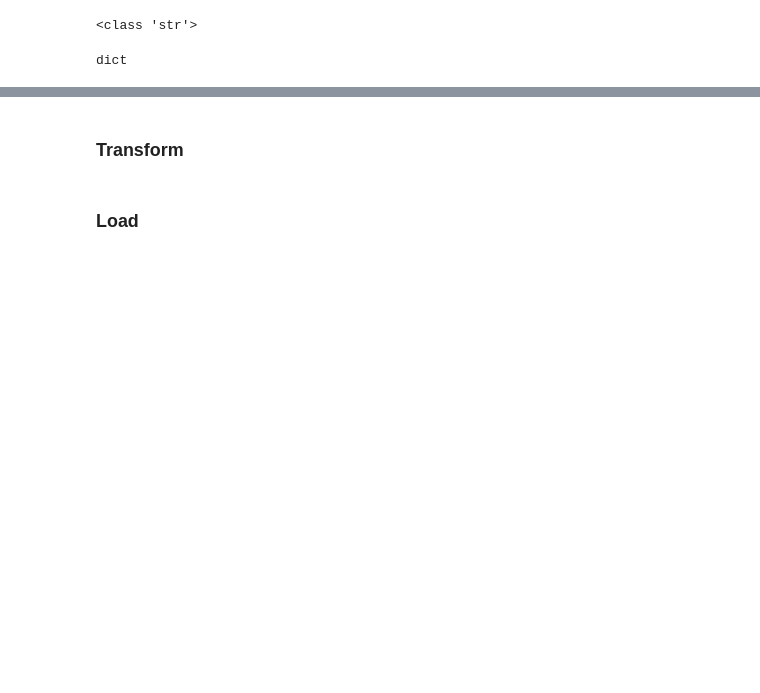
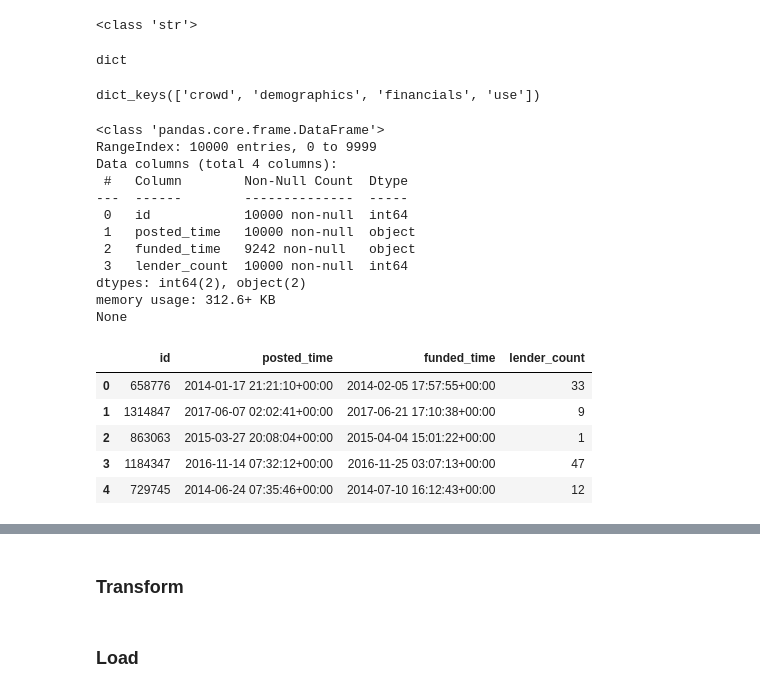
Before and after one commit to hawkeyedatatsai/Data-Enrichment-Mock-Belt-Exam, a Jupyter notebook: Analyzing API data on customer sales.ipynb, the cells around one changed output, grey strips where cells are left out. Drawn from its saved outputs; the diff is of its cells as text; code cells hidden in the pictures; blank space fills up the shorter version.

```diff
--- a/Analyzing API data on customer sales.ipynb
+++ b/Analyzing API data on customer sales.ipynb
@@ -35,3 +58,31 @@ type(results['data'])
 # %% [output]
 <class 'str'>
 dict
+# %%
+results['data'].keys()
+# %% [output]
+dict_keys(['crowd', 'demographics', 'financials', 'use'])
+# %%
+#make each keys to a df
+crowd=pd.DataFrame(results['data']['crowd'])
+print(crowd.info())
+crowd.head()
+# %% [output]
+<class 'pandas.core.frame.DataFrame'>
+RangeIndex: 10000 entries, 0 to 9999
+Data columns (total 4 columns):
+ #   Column        Non-Null Count  Dtype
+---  ------        --------------  -----
+ 0   id            10000 non-null  int64
+ 1   posted_time   10000 non-null  object
+ 2   funded_time   9242 non-null   object
+ 3   lender_count  10000 non-null  int64
+dtypes: int64(2), object(2)
+memory usage: 312.6+ KB
+None
+|  | id | posted_time | funded_time | lender_count |
+| 0 | 658776 | 2014-01-17 21:21:10+00:00 | 2014-02-05 17:57:55+00:00 | 33 |
+| 1 | 1314847 | 2017-06-07 02:02:41+00:00 | 2017-06-21 17:10:38+00:00 | 9 |
+| 2 | 863063 | 2015-03-27 20:08:04+00:00 | 2015-04-04 15:01:22+00:00 | 1 |
+| 3 | 1184347 | 2016-11-14 07:32:12+00:00 | 2016-11-25 03:07:13+00:00 | 47 |
+| 4 | 729745 | 2014-06-24 07:35:46+00:00 | 2014-07-10 16:12:43+00:00 | 12 |
```
Also changed, not shown: parts of 4 cells of this notebook.
